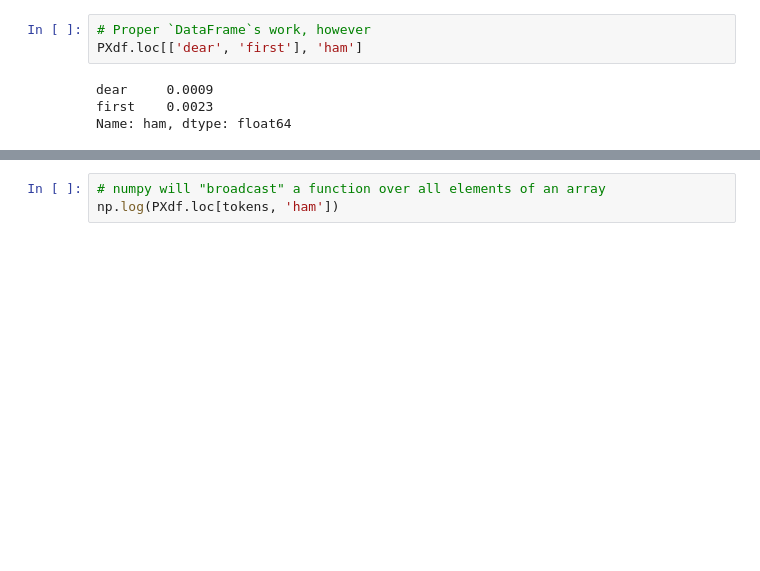
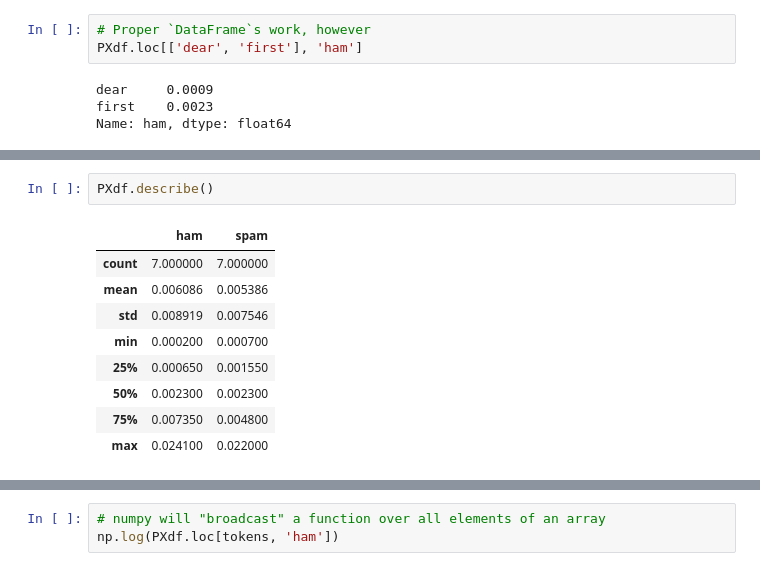
Before and after one commit to Berkeley-MIDS-ML/MIDS-ML-examples, a Jupyter notebook: Probability.ipynb, the cells around one changed output, grey strips where cells are left out. Drawn from its saved outputs; the diff is of its cells as text; blank space fills up the shorter version.

```diff
--- a/Probability.ipynb
+++ b/Probability.ipynb
@@ -118,0 +184,12 @@ Name: ham, dtype: float64
+# %%
+PXdf.describe()
+# %% [output]
+|  | ham | spam |
+| count | 7.000000 | 7.000000 |
+| mean | 0.006086 | 0.005386 |
+| std | 0.008919 | 0.007546 |
+| min | 0.000200 | 0.000700 |
+| 25% | 0.000650 | 0.001550 |
+| 50% | 0.002300 | 0.002300 |
+| 75% | 0.007350 | 0.004800 |
+| max | 0.024100 | 0.022000 |
```
Also changed, not shown: parts of 36 cells of this notebook.
